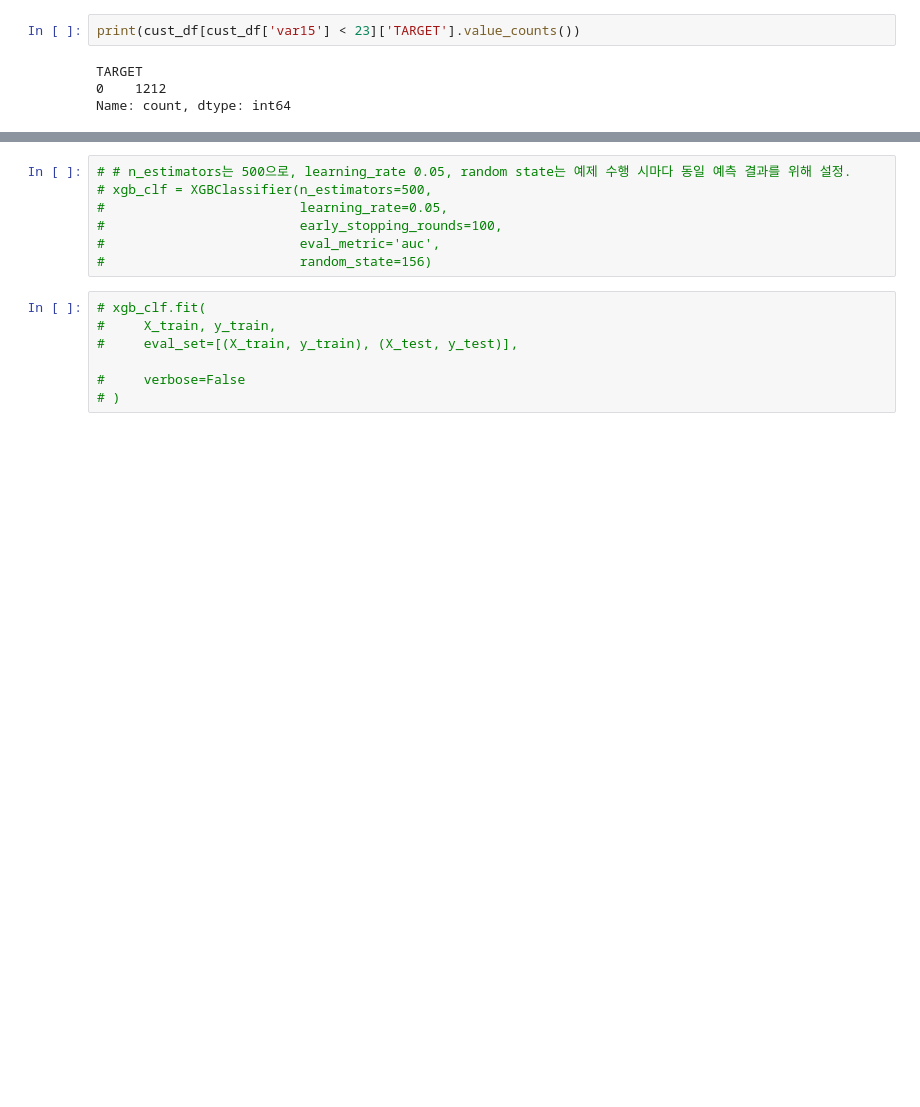
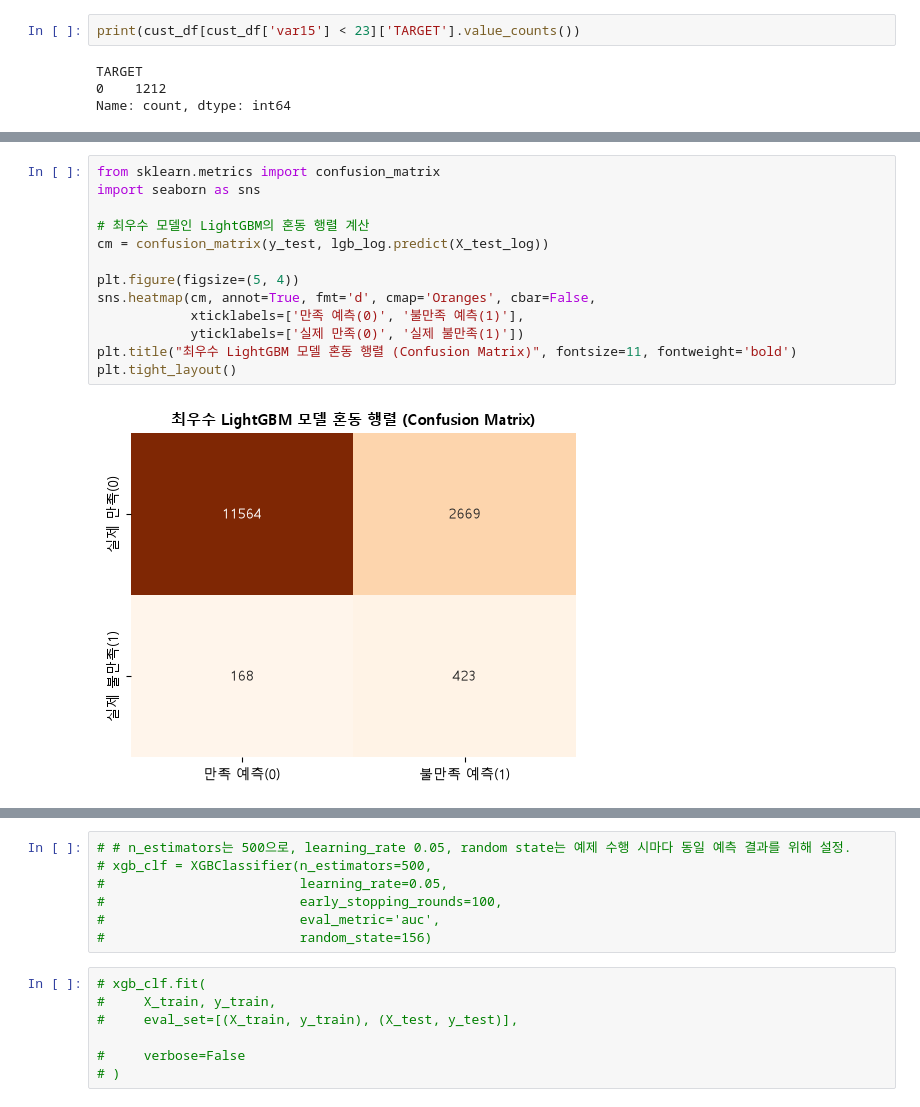
Before and after one commit to jcs19752510-ui/semi_project, a Jupyter notebook: 정영찬/SEMI-PROJECT.ipynb, the cells around one changed output, grey strips where cells are left out. Drawn from its saved outputs; the diff is of its cells as text; blank space fills up the shorter version.

```diff
--- a/정영찬/SEMI-PROJECT.ipynb
+++ b/정영찬/SEMI-PROJECT.ipynb
@@ -378,0 +579,15 @@ Name: count, dtype: int64
+# %%
+from sklearn.metrics import confusion_matrix
+import seaborn as sns
+
+# 최우수 모델인 LightGBM의 혼동 행렬 계산
+cm = confusion_matrix(y_test, lgb_log.predict(X_test_log))
+
+plt.figure(figsize=(5, 4))
+sns.heatmap(cm, annot=True, fmt='d', cmap='Oranges', cbar=False,
+            xticklabels=['만족 예측(0)', '불만족 예측(1)'],
+            yticklabels=['실제 만족(0)', '실제 불만족(1)'])
+plt.title("최우수 LightGBM 모델 혼동 행렬 (Confusion Matrix)", fontsize=11, fontweight='bold')
+plt.tight_layout()
+# %% [output]
+[figure, added]
```
Also changed, not shown: parts of 13 cells of this notebook.
